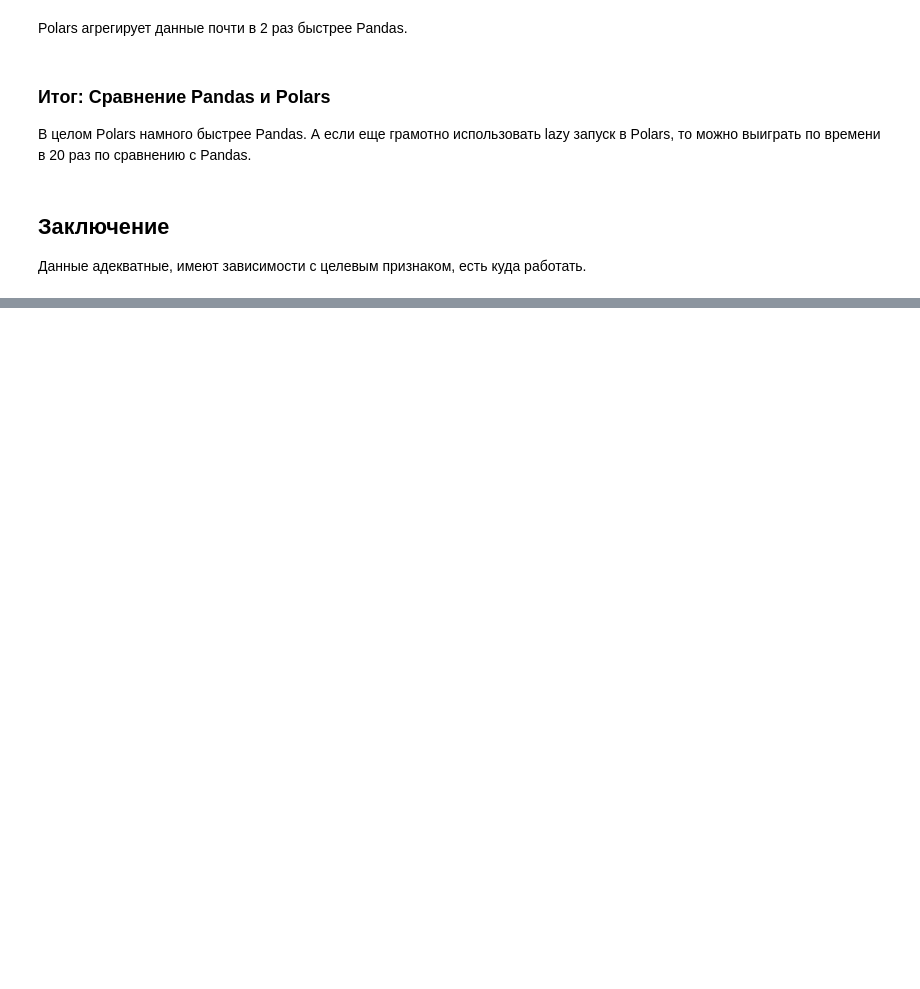
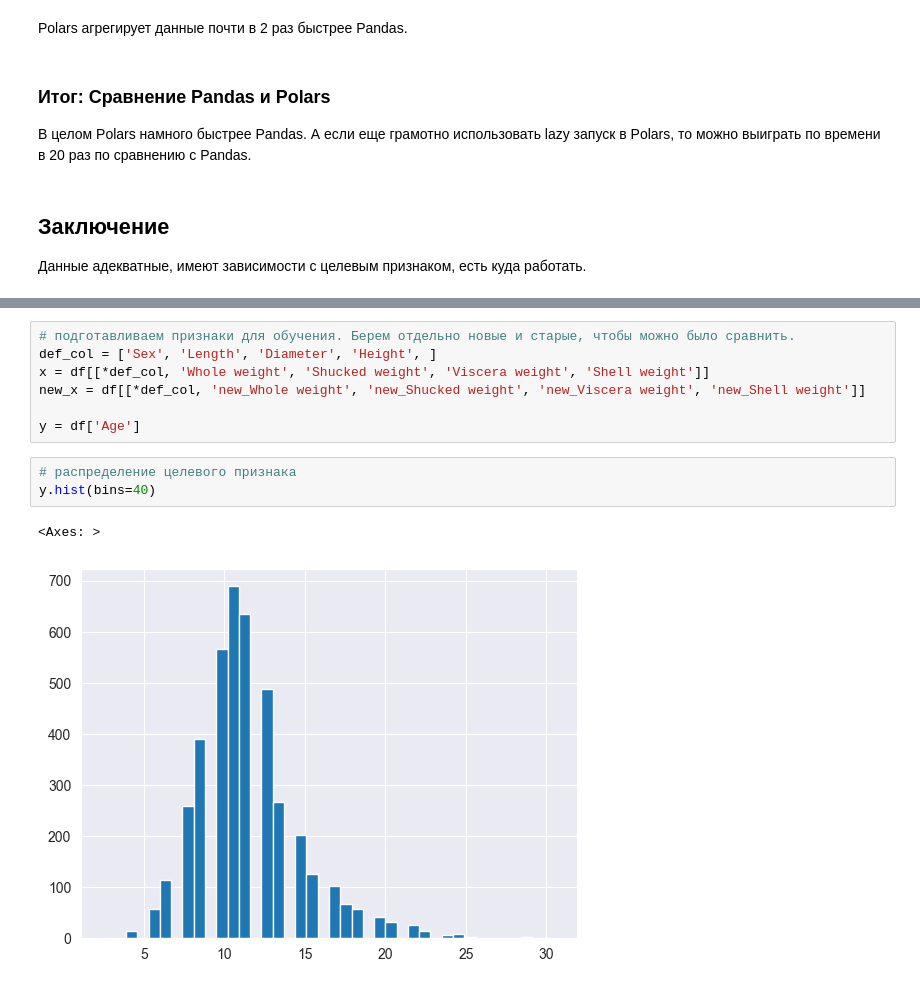
Before and after one commit to alexbevz/eda_and_dev_tools, a Jupyter notebook: project_abalone.ipynb, the cells around one changed output, grey strips where cells are left out. Cells and saved outputs as stored; diff of their text form; blank space fills up the shorter version.

```diff
--- a/project_abalone.ipynb
+++ b/project_abalone.ipynb
@@ -535,0 +629,13 @@ Polars агрегирует данные почти в 2 раз быстрее P
+# %%
+# подготавливаем признаки для обучения. Берем отдельно новые и старые, чтобы можно было сравнить.
+def_col = ['Sex', 'Length', 'Diameter', 'Height', ]
+x = df[[*def_col, 'Whole weight', 'Shucked weight', 'Viscera weight', 'Shell weight']]
+new_x = df[[*def_col, 'new_Whole weight', 'new_Shucked weight', 'new_Viscera weight', 'new_Shell weight']]
+
+y = df['Age']
+# %%
+# распределение целевого признака
+y.hist(bins=40)
+# %% [output]
+<Axes: >
+[figure, added]
```
Also changed, not shown: parts of 40 cells of this notebook.
